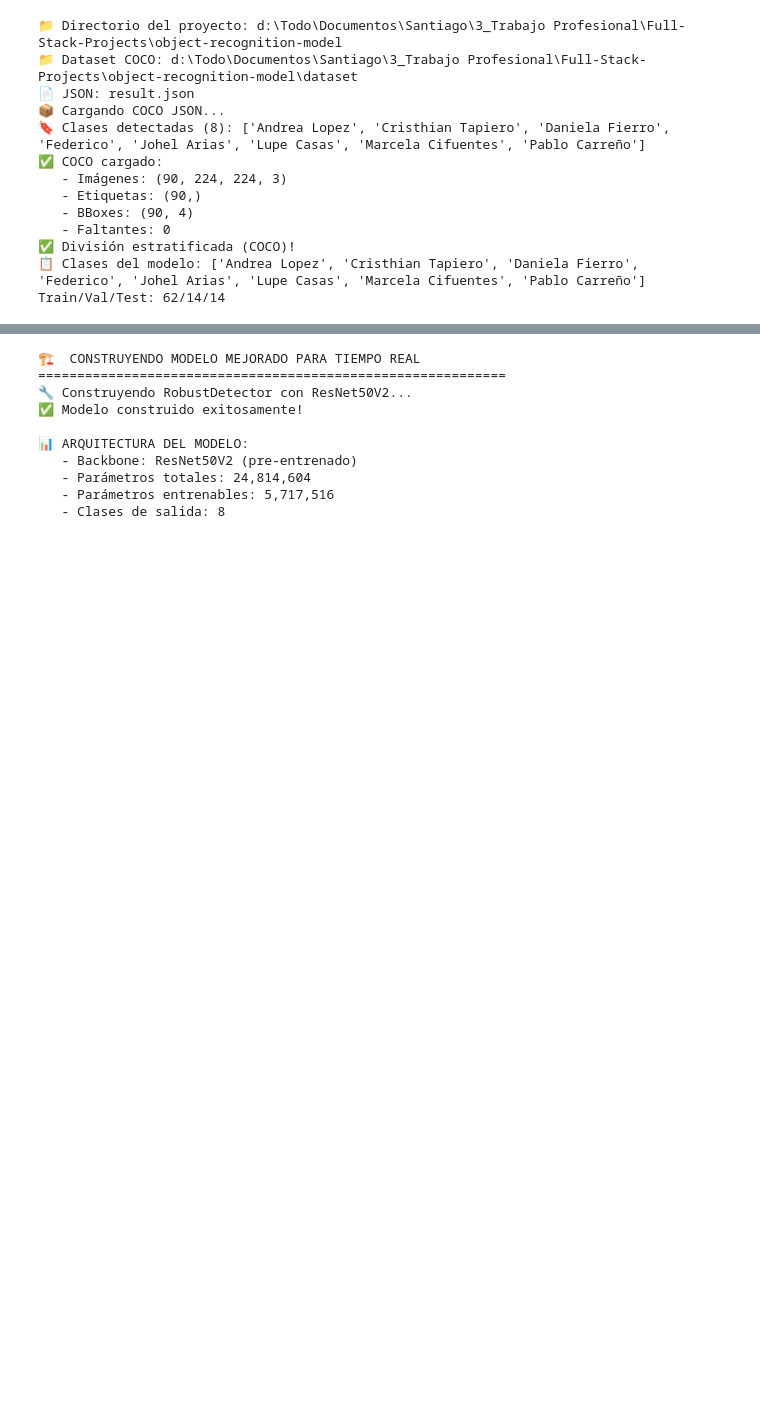
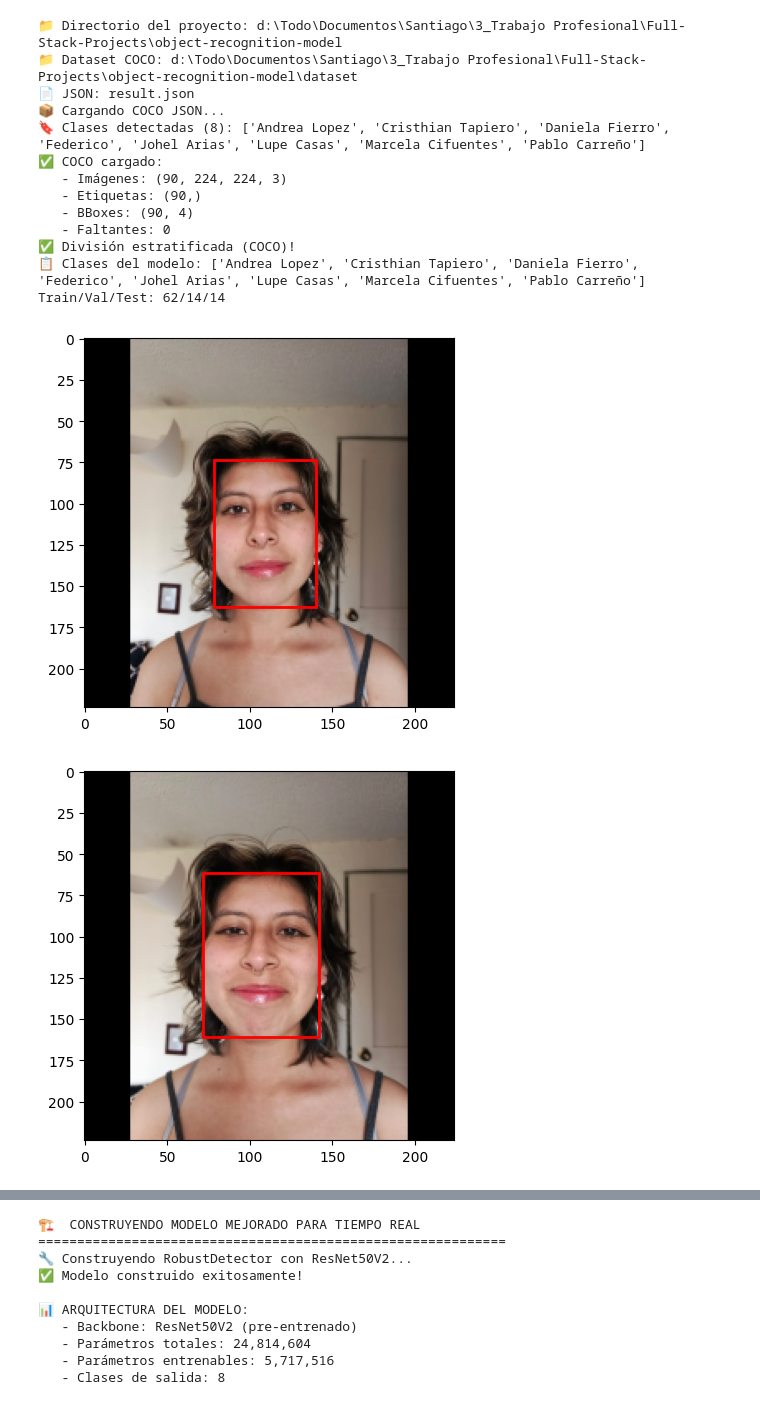
Before and after one commit to 5arSanti/object-recognition-model, a Jupyter notebook: notebooks/main.ipynb, the cells around one changed output, grey strips where cells are left out. Saved outputs shown, nothing was run; the diff lists cells and outputs as text; code cells hidden in the pictures; blank space fills up the shorter version.

```diff
--- a/notebooks/main.ipynb
+++ b/notebooks/main.ipynb
@@ -197,3 +230,18 @@ else:
 ✅ División estratificada (COCO)!
 📋 Clases del modelo: ['Andrea Lopez', 'Cristhian Tapiero', 'Daniela Fierro', 'Federico', 'Johel Arias', 'Lupe Casas', 'Marcela Cifuentes', 'Pablo Carreño']
 Train/Val/Test: 62/14/14
+# %%
+import matplotlib.pyplot as plt
+
+for i in range(5):
+    im = (images[i] - images[i].min()) / (images[i].max() - images[i].min())  # para visualizar
+    bb = bboxes[i]
+    h,w = IMG_SIZE, IMG_SIZE
+    ymin, xmin, ymax, xmax = bb
+    plt.imshow(im)
+    rect = plt.Rectangle((xmin*w, ymin*h), (xmax-xmin)*w, (ymax-ymin)*h, edgecolor='r', facecolor='none', linewidth=2)
+    plt.gca().add_patch(rect)
+    plt.show()
+# %% [output]
+[figure, added]
+[figure, added]
```
Also changed, not shown: parts of 8 cells of this notebook.
